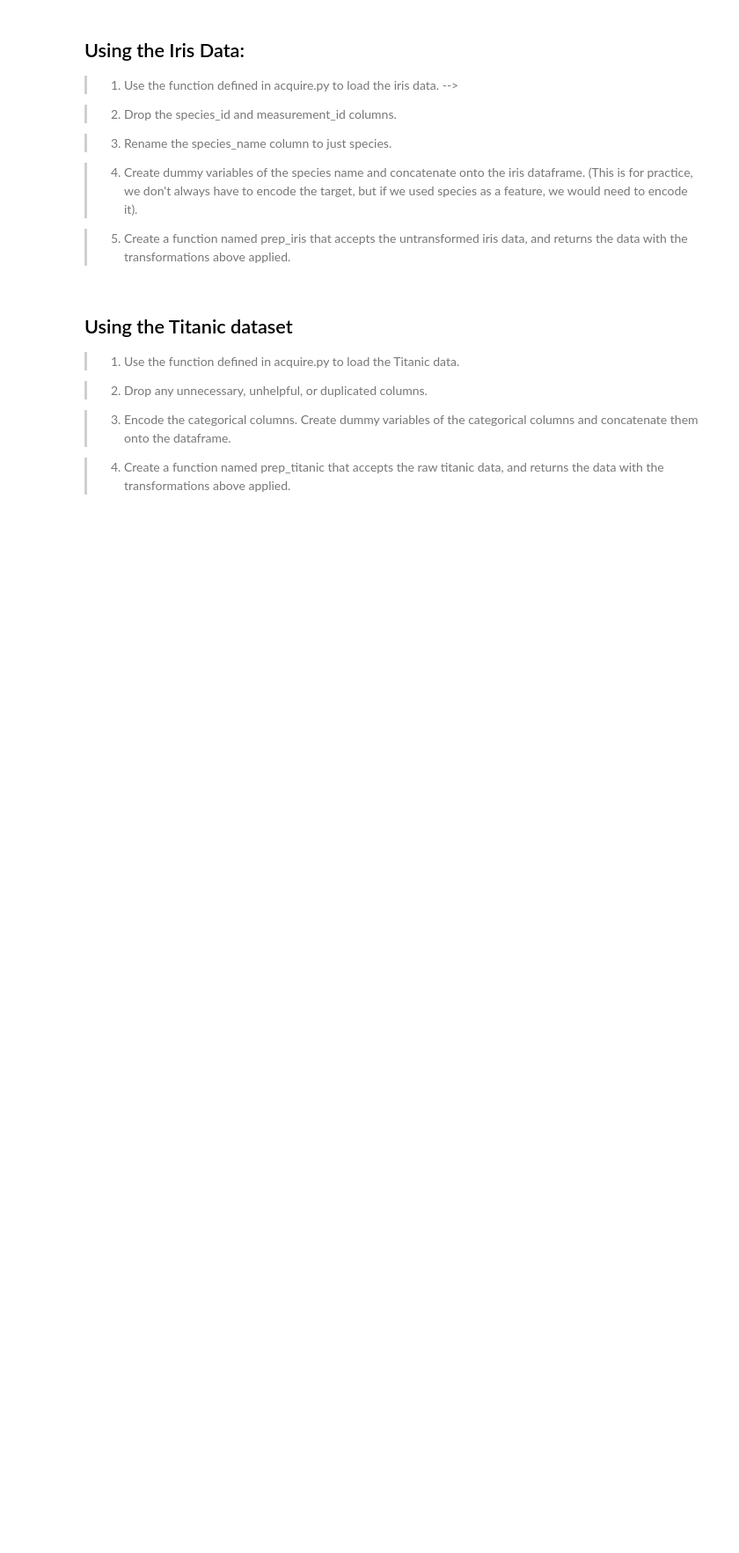
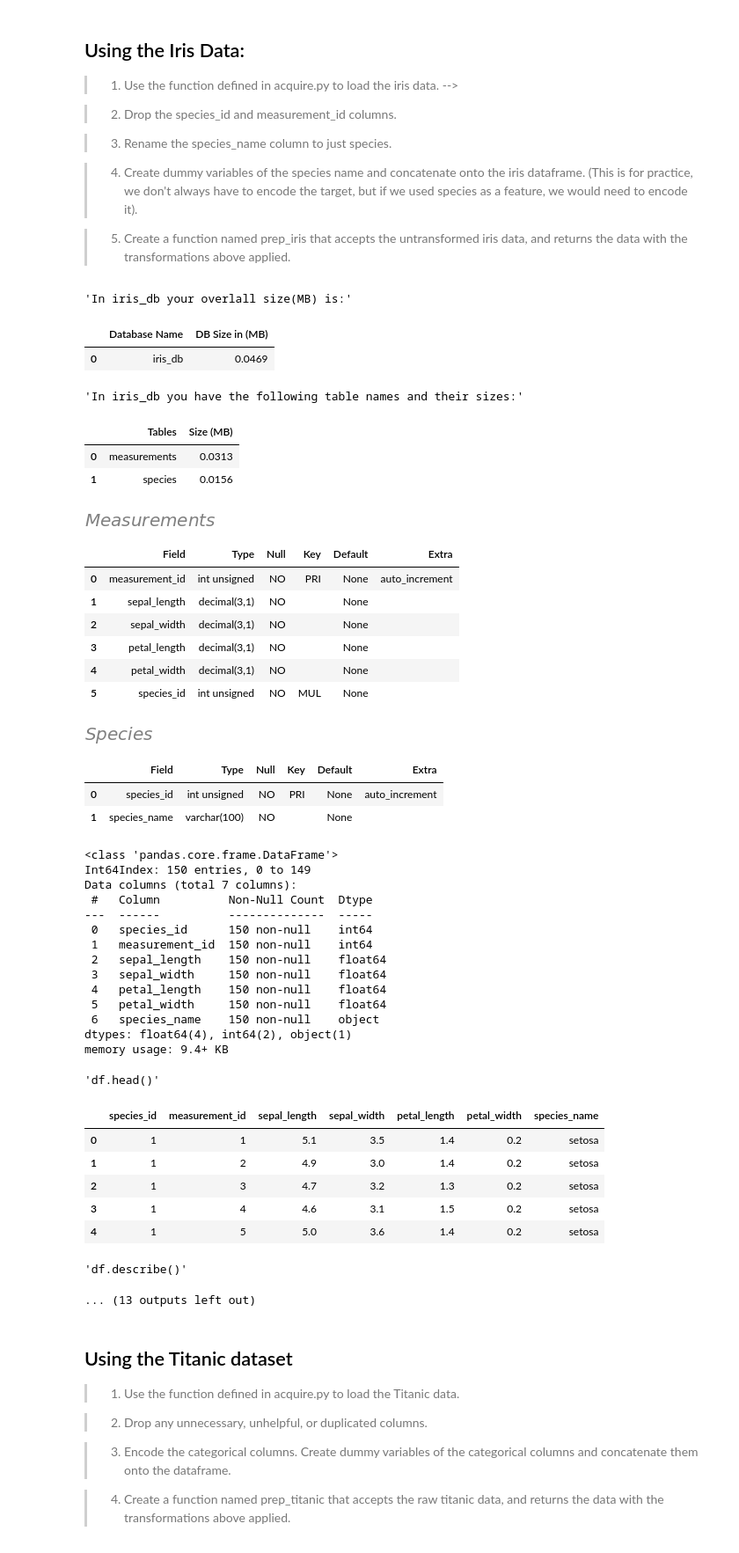
Before and after one commit to mackenr/classification-exercises, a Jupyter notebook: classification_exercises.ipynb, the cells around one changed output. Shown at 88% size. Saved outputs shown, nothing was run; the diff lists cells and outputs as text; code cells hidden in the pictures; blank space fills up the shorter version.

```diff
--- a/classification_exercises.ipynb
+++ b/classification_exercises.ipynb
@@ -22,20 +223,63 @@ This work should all be saved in your local classification-exercises repo. Then
 
 >5. Create a function named prep_iris that accepts the untransformed iris data, and returns the data with the transformations above applied.
 # %%
-# sql_database_info_probe('iris_db')
+sql_database_info_probe('iris_db')
 
 
 
 
-# iris=get_iris_data()
+iris=get_iris_data()
 
-# pulled_db(iris)
+pulled_db(iris)
 
-# uploaded_db_explore(iris)
+uploaded_db_explore(iris)
 
-# numcols(iris)
-# iris=prep_iris(iris)
-# iris.head()
+numcols(iris)
+iris=prep_iris(iris)
+iris.head()
+# %% [output]
+'In iris_db your overlall size(MB) is:'
+|  | Database Name | DB Size in (MB) |
+| 0 | iris_db | 0.0469 |
+'In iris_db you have the following table names and their sizes:'
+|  | Tables | Size (MB) |
+| 0 | measurements | 0.0313 |
+| 1 | species | 0.0156 |
+[figure, added]
+|  | Field | Type | Null | Key | Default | Extra |
+| 0 | measurement_id | int unsigned | NO | PRI | None | auto_increment |
+| 1 | sepal_length | decimal(3,1) | NO |  | None |  |
+| 2 | sepal_width | decimal(3,1) | NO |  | None |  |
+| 3 | petal_length | decimal(3,1) | NO |  | None |  |
+| 4 | petal_width | decimal(3,1) | NO |  | None |  |
+| 5 | species_id | int unsigned | NO | MUL | None |  |
+[figure, added]
+|  | Field | Type | Null | Key | Default | Extra |
+| 0 | species_id | int unsigned | NO | PRI | None | auto_increment |
+| 1 | species_name | varchar(100) | NO |  | None |  |
+<class 'pandas.core.frame.DataFrame'>
+Int64Index: 150 entries, 0 to 149
+Data columns (total 7 columns):
+ #   Column          Non-Null Count  Dtype
+---  ------          --------------  -----
+ 0   species_id      150 non-null    int64
+ 1   measurement_id  150 non-null    int64
+ 2   sepal_length    150 non-null    float64
+ 3   sepal_width     150 non-null    float64
+ 4   petal_length    150 non-null    float64
+ 5   petal_width     150 non-null    float64
+ 6   species_name    150 non-null    object
+dtypes: float64(4), int64(2), object(1)
+memory usage: 9.4+ KB
+'df.head()'
+|  | species_id | measurement_id | sepal_length | sepal_width | petal_length | petal_width | species_name |
+| 0 | 1 | 1 | 5.1 | 3.5 | 1.4 | 0.2 | setosa |
+| 1 | 1 | 2 | 4.9 | 3.0 | 1.4 | 0.2 | setosa |
+| 2 | 1 | 3 | 4.7 | 3.2 | 1.3 | 0.2 | setosa |
+| 3 | 1 | 4 | 4.6 | 3.1 | 1.5 | 0.2 | setosa |
+| 4 | 1 | 5 | 5.0 | 3.6 | 1.4 | 0.2 | setosa |
+'df.describe()'
+... (13 outputs left out)
 # %% [markdown]
 ## Using the Titanic dataset
 
```
Also changed, not shown: parts of 20 cells of this notebook, 7 other files.
